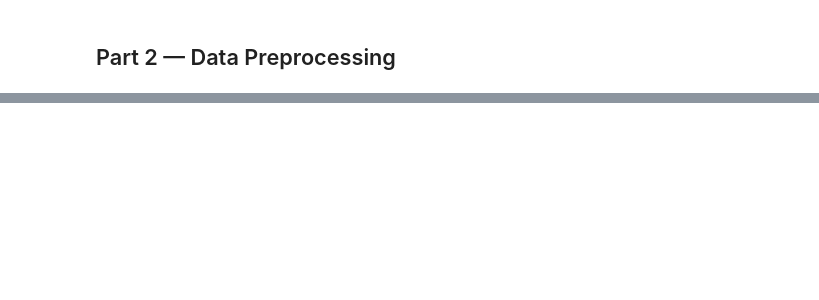
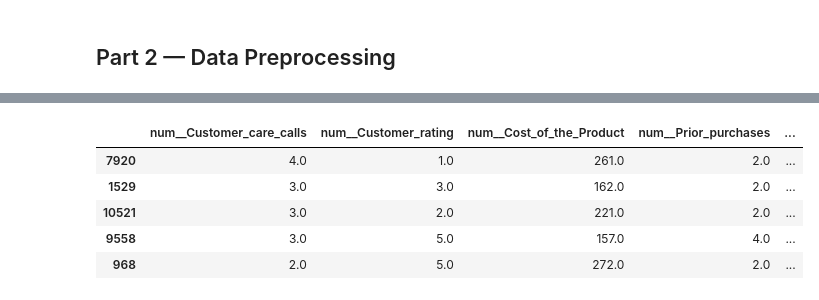
Before and after one commit to Ghost1461/ecommerce-shipping-ml-homework, a Jupyter notebook: data_preprocessing.ipynb, the cells around one changed output, grey strips where cells are left out. Saved outputs shown, nothing was run; the diff lists cells and outputs as text; code cells hidden in the pictures; blank space fills up the shorter version.

```diff
--- a/data_preprocessing.ipynb
+++ b/data_preprocessing.ipynb
@@ -440,0 +577,22 @@ The analysis included:
+# %%
+from sklearn.compose import ColumnTransformer
+from sklearn.preprocessing import OneHotEncoder, StandardScaler
+
+# For KNN and Logistic Regression
+preprocessor_scaled = ColumnTransformer([
+    ("num", StandardScaler(), numerical_features),
+    ("cat", OneHotEncoder(
+        handle_unknown="ignore",
+        sparse_output=False
+    ), categorical_features)
+])
+
+# For Decision Tree and Random Forest
+preprocessor_unscaled = ColumnTransformer([
+    ("num", "passthrough", numerical_features),
+    ("cat", OneHotEncoder(
+        handle_unknown="ignore",
+        sparse_output=False
+    ), categorical_features)
+])
+#We dont have to use imputation, because in this dataset, there are no null values.
@@ -440,0 +651,20 @@ The analysis included:
+# %%
+#Is one-hot encoding work?
+X_train_unscaled = preprocessor_unscaled.fit_transform(X_train)
+
+unscaled_feature_names = preprocessor_unscaled.get_feature_names_out()
+
+X_train_unscaled_df = pd.DataFrame(
+    X_train_unscaled,
+    columns=unscaled_feature_names,
+    index=X_train.index
+)
+
+display(X_train_unscaled_df.head())
+# %% [output]
+|  | num__Customer_care_calls | num__Customer_rating | num__Cost_of_the_Product | num__Prior_purchases | ... |
+| 7920 | 4.0 | 1.0 | 261.0 | 2.0 | ... |
+| 1529 | 3.0 | 3.0 | 162.0 | 2.0 | ... |
+| 10521 | 3.0 | 2.0 | 221.0 | 2.0 | ... |
+| 9558 | 3.0 | 5.0 | 157.0 | 4.0 | ... |
+| 968 | 2.0 | 5.0 | 272.0 | 2.0 | ... |
```
Also changed, not shown: parts of 10 cells of this notebook.
